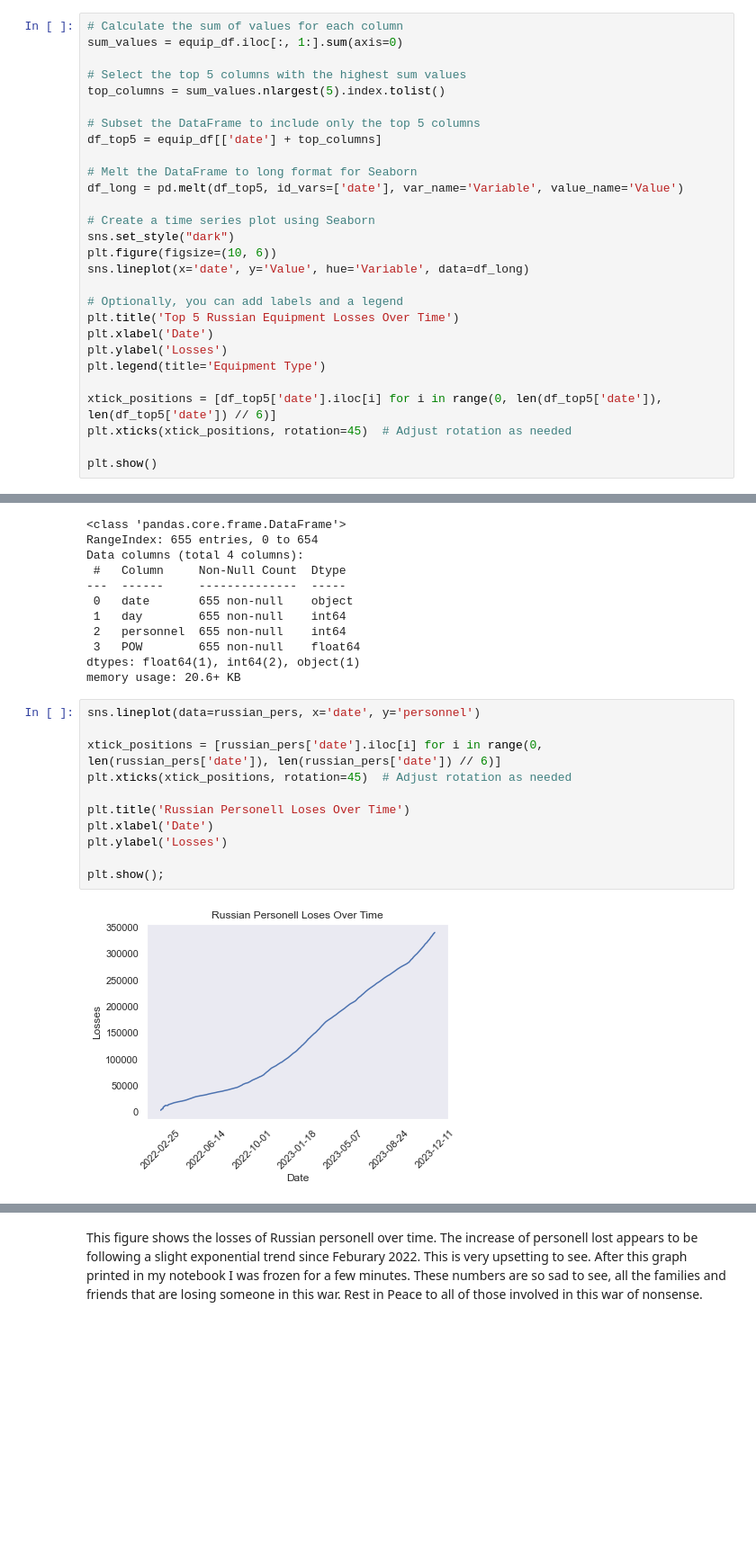
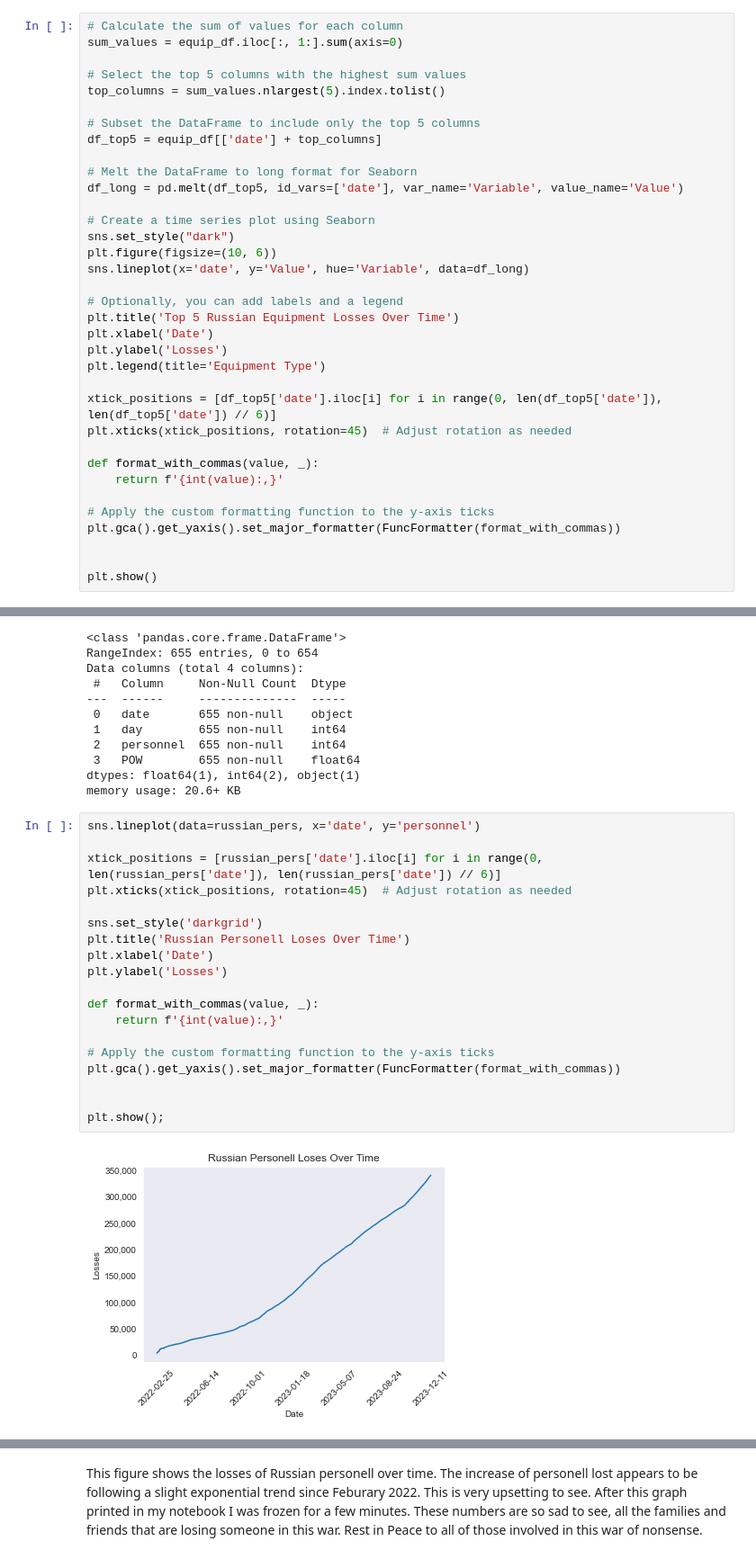
Before and after one commit to MaxB5282/DATA530-Final, a Jupyter notebook: Final Project.ipynb, the cells around one changed output, grey strips where cells are left out. Shown: that part at 90% size. Cells and saved outputs as stored; diff of their text form; blank space fills up the shorter version.

```diff
--- a/Final Project.ipynb
+++ b/Final Project.ipynb
@@ -58,5 +70,12 @@ plt.legend(title='Equipment Type')
 xtick_positions = [df_top5['date'].iloc[i] for i in range(0, len(df_top5['date']), len(df_top5['date']) // 6)]
 plt.xticks(xtick_positions, rotation=45)  # Adjust rotation as needed
 
+def format_with_commas(value, _):
+    return f'{int(value):,}'
+
+# Apply the custom formatting function to the y-axis ticks
+plt.gca().get_yaxis().set_major_formatter(FuncFormatter(format_with_commas))
+
+
 plt.show()
 # %% [output]
@@ -95,13 +114,21 @@ memory usage: 20.6+ KB
 # %%
 sns.lineplot(data=russian_pers, x='date', y='personnel')
 
 xtick_positions = [russian_pers['date'].iloc[i] for i in range(0, len(russian_pers['date']), len(russian_pers['date']) // 6)]
 plt.xticks(xtick_positions, rotation=45)  # Adjust rotation as needed
 
+sns.set_style('darkgrid')
 plt.title('Russian Personell Loses Over Time')
 plt.xlabel('Date')
 plt.ylabel('Losses')
 
+def format_with_commas(value, _):
+    return f'{int(value):,}'
+
+# Apply the custom formatting function to the y-axis ticks
+plt.gca().get_yaxis().set_major_formatter(FuncFormatter(format_with_commas))
+
+
 plt.show();
 # %% [output]
-[figure, old version]
+[figure, new version]
```
Also changed, not shown: parts of 29 cells of this notebook.
